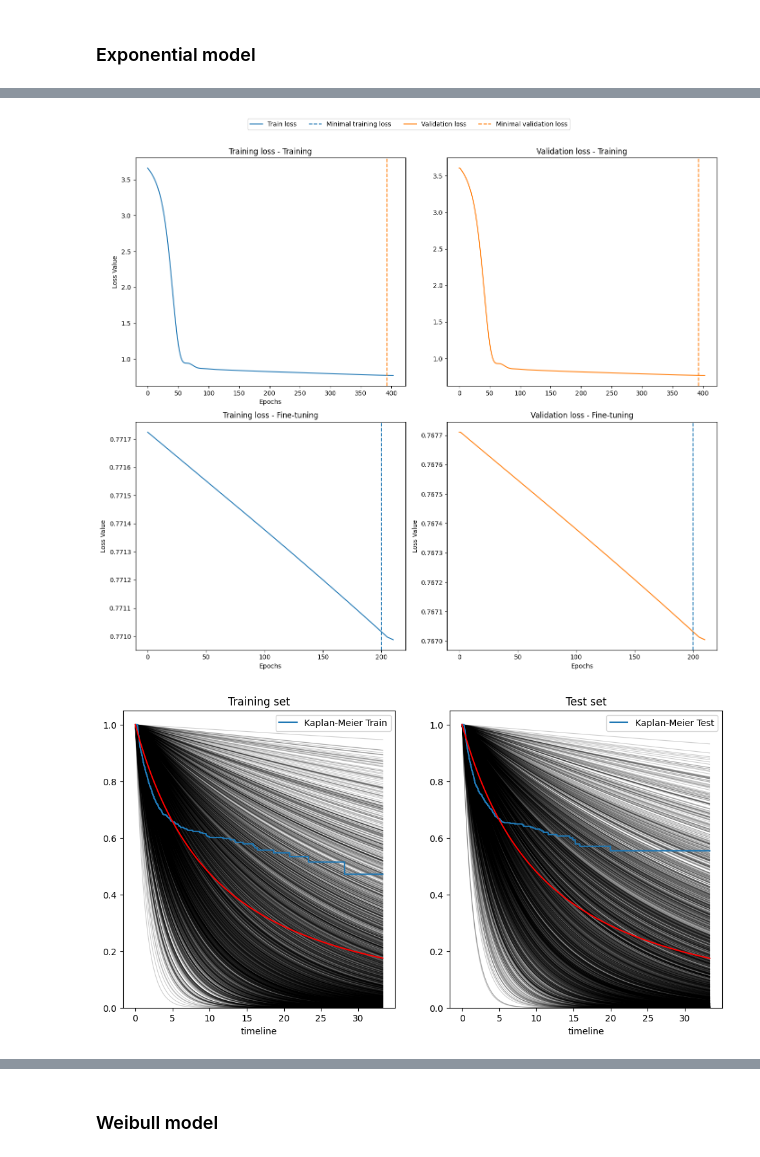
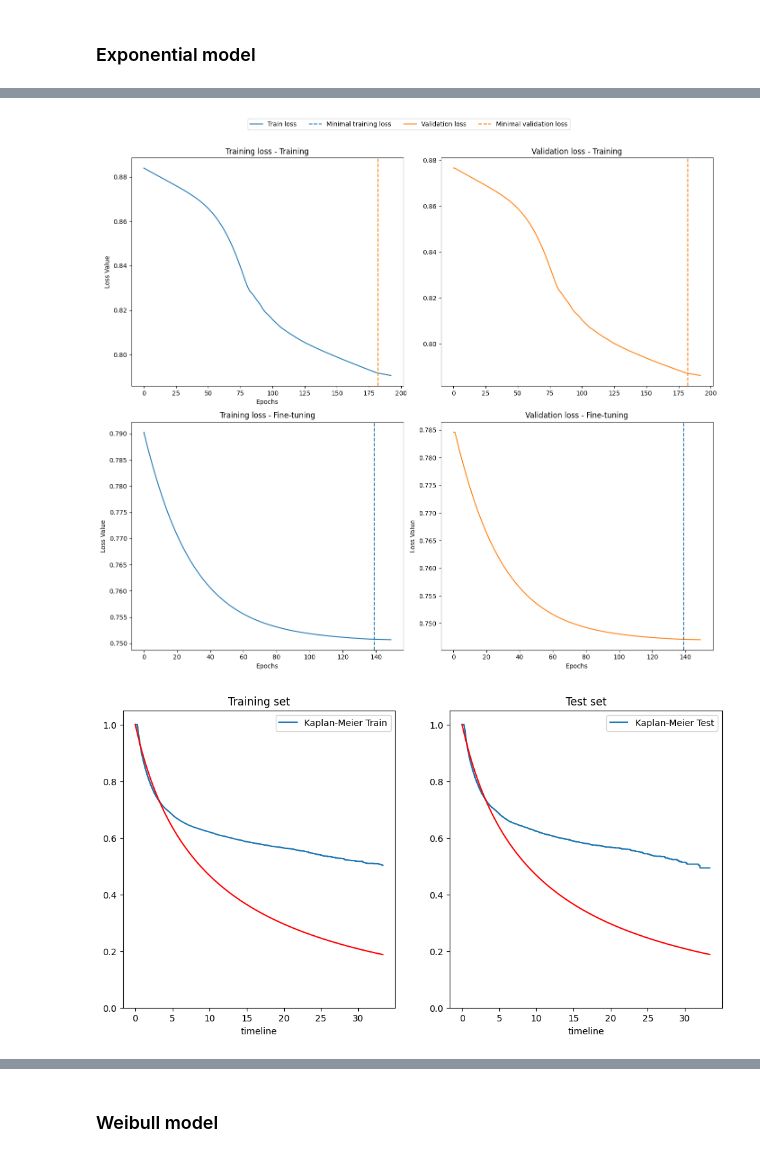
Before and after one commit to nhilariosilva/rais_analysis, a Jupyter notebook: Linear Final Models/Proportional Hazards.ipynb, the cells around one changed output, grey strips where cells are left out. Saved outputs shown, nothing was run; the diff lists cells and outputs as text; code cells hidden in the pictures.

Commit message:
Finished Proportional hazards models implementation. Results looking good for the BS distribution!

```diff
--- a/Linear Final Models/Proportional Hazards.ipynb
+++ b/Linear Final Models/Proportional Hazards.ipynb
@@ -13,6 +13,8 @@ from matplotlib import pyplot as plt
 import matplotlib.colors as mcolors
 import seaborn as sns
 import plotly.graph_objects as go
+from matplotlib.lines import Line2D
+colors = plt.rcParams['axes.prop_cycle'].by_key()['color']
 
 import lifelines
 from lifelines.utils import concordance_index
@@ -39,8 +41,8 @@ from scipy.special import gamma
 from sklearn.preprocessing import StandardScaler
 from sklearn.model_selection import train_test_split, KFold
 
-import thetaflow as thf
-# import modelnn2 as thf
+# import thetaflow as thf
+import modelnn2 as thf
 
 import json
 import gc
@@ -369,21 +132,21 @@ z_train = X_train.iloc[:, linear_columns]
 # z_train.insert(0, "intercept", 1.0)
 X_train_nn = X_train.iloc[:, neuralnet_columns]
 # Projection weights matrix from z to X
-W_train_nn = np.linalg.inv( z_train.T @ z_train ) @ z_train.T @ X_train_nn
+# W_train_nn = np.linalg.inv( z_train.T @ z_train ) @ z_train.T @ X_train_nn
 
 # By using @, the pandas environment breaks, since z_train and W_train_nn do not share colum names
-z_proj_X_train = np.dot(z_train, W_train_nn)
+# z_proj_X_train = np.dot(z_train, W_train_nn)
 
 # Remove the projection of z_train from the matrix to be fed to the neural network
-X_train_nn = X_train_nn - z_proj_X_train
+# X_train_nn = X_train_nn - z_proj_X_train
 
 z_test = X_test.iloc[:, linear_columns]
 # z_test.insert(0, "intercept", 1.0)
 X_test_nn = X_test.iloc[:, neuralnet_columns]
 # Projection weights matrix from z to X
-W_test_nn = np.linalg.inv( z_test.T @ z_test ) @ z_test.T @ X_test_nn
-z_proj_X_test = np.dot(z_test, W_test_nn)
-X_test_nn = X_test_nn - z_proj_X_test
+# W_test_nn = np.linalg.inv( z_test.T @ z_test ) @ z_test.T @ X_test_nn
+# z_proj_X_test = np.dot(z_test, W_test_nn)
+# X_test_nn = X_test_nn - z_proj_X_test
 
 data_train = [z_train, y_train, delta_train]
 data_test = [z_test, y_test, delta_test]
@@ -416,3 +219,7 @@ bs_parameters, bs_loss, bs_neural_network, bs_call, bs_call_nolast = build_PH_mo
+# %%
+# Exponential
+exp_parameters, exp_loss, exp_neural_network, exp_call, exp_call_nolast = \
+ph.build_PH_model( z_train, dist = "exponential", theta_init = {"scale": init_scale}, beta_init = None )
 # %%
 with tf.device("/GPU:0"):
     seed = 10
@@ -426,7 +233,7 @@ with tf.device("/GPU:0"):
                           force_training_validation = False,
                           optimizer_independent = optimizers.Adam(learning_rate = 0.001),
                           optimizer_nn = optimizers.Adam(learning_rate = 0.001),
-                          fine_tune_nn_lr = 1e-4, fine_tune_independent_lr = 1e-4,
+                          fine_tune_nn_lr = 0.01, fine_tune_independent_lr = 0.01,
                           early_stopping = True, early_stopping_patience = 10,
                           early_stopping_warmup = 10,
                           reduce_lr = True, reduce_lr_warmup = 0,
@@ -436,7 +243,7 @@ with tf.device("/GPU:0"):
                           finetune_early_stopping = True, finetune_early_stopping_patience = 10,
                           finetune_early_stopping_warmup = 10,
                           finetune_reduce_lr = True, finetune_reduce_lr_warmup = 0,
-                          finetune_reduce_lr_factor = 0.5, finetune_reduce_lr_min_delta = 1.0e-3, finetune_reduce_lr_patience = 5,
+                          finetune_reduce_lr_factor = 0.5, finetune_reduce_lr_min_delta = 1.0e-4, finetune_reduce_lr_patience = 5,
                           finetune_reduce_lr_cooldown = 10, finetune_reduce_lr_min_lr = 1.0e-5,
                           deterministic = True,
                           verbose = True, print_freq = 1,
@@ -464,4 +270,4 @@ I0000 00:00:1780973734.670564 1502776 cuda_solvers.cc:175] Creating GpuSolver ha
 # %%
 utils.plot_model_convergence( exp_model )
 # %% [output]
-[figure, old version]
+[figure, new version]
@@ -497,14 +274,16 @@ results_exp = get_survival_exp(exp_model, y_train, z_train, X_train_nn, y_test,
 # %%
+results_exp = ph.get_survival_exp(exp_model, y_train, z_train, X_train_nn, y_test, z_test, X_test_nn, ngrid = 100)
+
 fig, ax = plt.subplots(nrows = 1, ncols = 2, figsize = (12,6))
 
-n_max = 2000
-# n_max = results_exp["S_ts_train"].shape[1]
+# n_max = 2000
+n_max = results_exp["S_ts_train"].shape[1]
 train_idx = np.random.choice( np.arange(results_exp["S_ts_train"].shape[1]), size = np.min([n_max, results_exp["S_ts_train"].shape[1]]), replace = False )
 test_idx = np.random.choice( np.arange(results_exp["S_ts_test"].shape[1]), size = np.min([n_max, results_exp["S_ts_test"].shape[1]]), replace = False )
 
 utils.average_kaplan_meier(results_exp["ts_grid"].flatten(),
                            results_exp["S_ts_train"][:, train_idx], results_exp["S_ts_test"][:, test_idx],
-                           y_train[train_idx], delta_train[train_idx], y_test[test_idx], delta_test[test_idx], show_individual = True, ax1 = ax[0], ax2 = ax[1])
+                           y_train[train_idx], delta_train[train_idx], y_test[test_idx], delta_test[test_idx], show_individual = False, ax1 = ax[0], ax2 = ax[1])
 plt.show()
 # %% [output]
-[figure, old version]
+[figure, new version]
```
Also changed, not shown: parts of 44 cells of this notebook, 5 other files.
